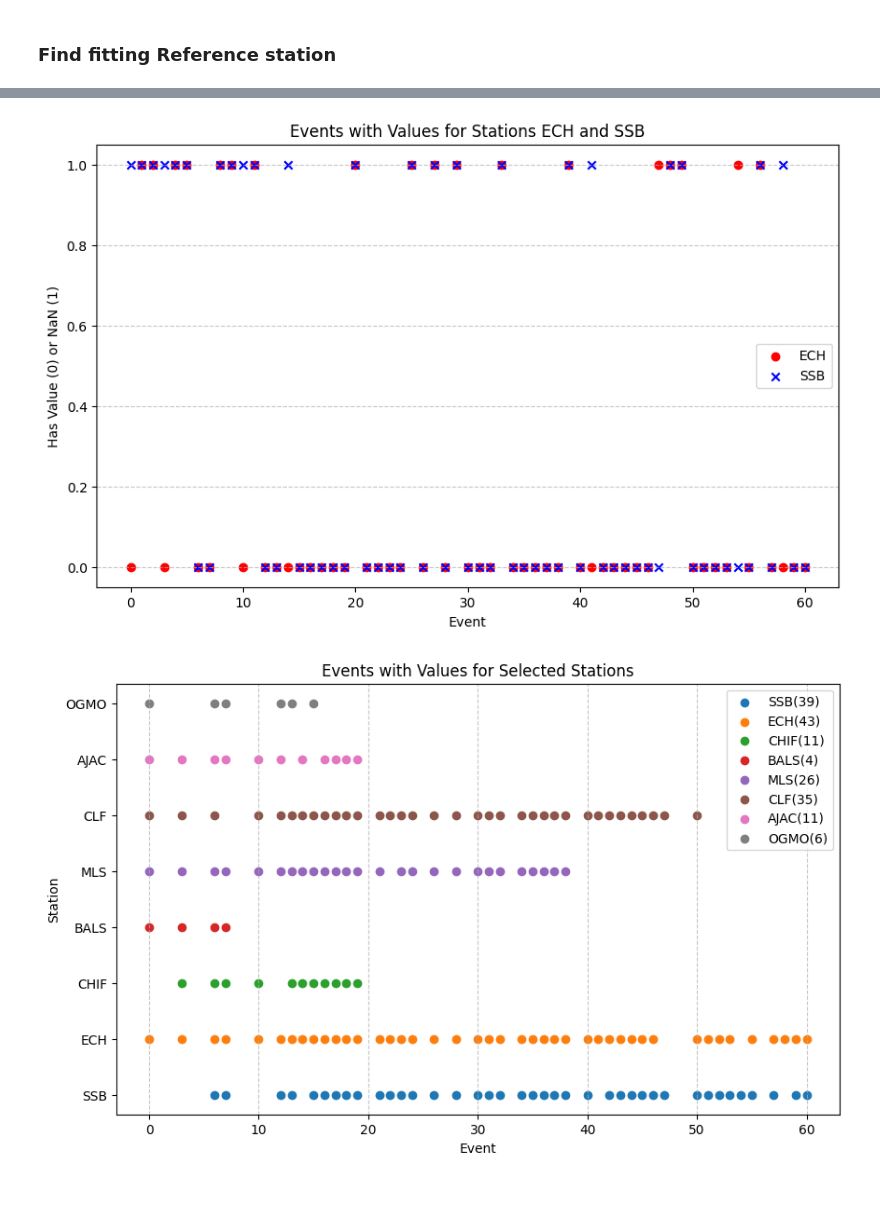
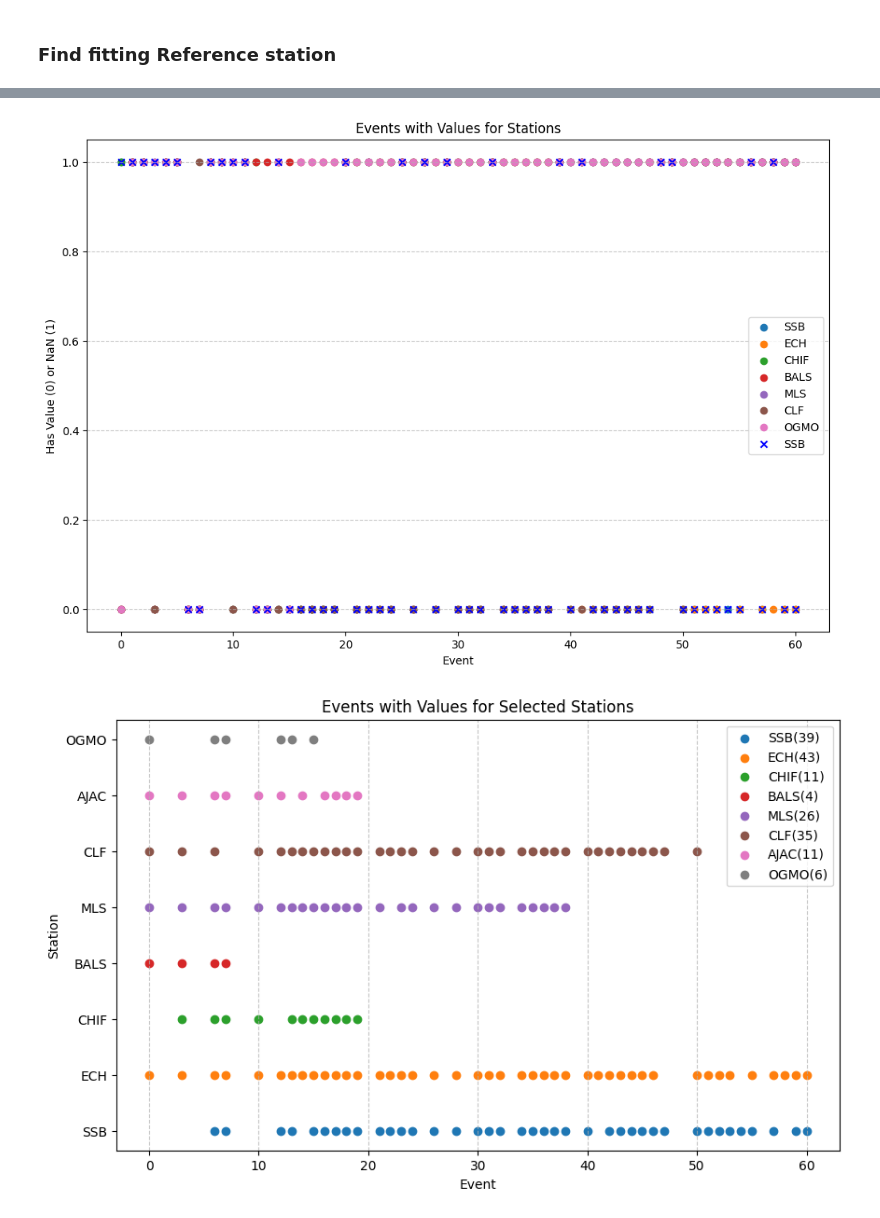
Before and after one commit to schreinerl/Lg_waves, a Jupyter notebook: siteeffect_plotting.ipynb, the cells around one changed output, grey strips where cells are left out. Saved outputs shown, nothing was run; the diff lists cells and outputs as text; code cells hidden in the pictures.

Commit message:
wrote code for site effect, made new plots and started new method

```diff
--- a/siteeffect_plotting.ipynb
+++ b/siteeffect_plotting.ipynb
@@ -33,7 +33,7 @@ from new_functions import *
 # %%
 import warnings
 warnings.filterwarnings("ignore")
-datacenters =['RESIF','ODC','ETH','INGV','GEOFON', 'IRIS', 'ICGC']#,'BGR']
+datacenters =['RESIF','ODC','ETH','INGV','GEOFON', 'IRIS', 'ICGC','BGR']
 directory='/home/schreinl/Stage/Data/'
 distmin=1.9
 distmax=10.
@@ -238,11 +254,16 @@ for i in range(len(eq_list)):
     try:
         with open(f"/home/schreinl/Stage/Data/{time_string}/{time_string}_envelope_amps_cutoff_fac_1.1_dict.txt", "r") as file:
             amp_dict = json.load(file)
-
         for station, data in amp_dict.items():
             if station not in amplitudes_dict:
                 amplitudes_dict[station] = [None] * i
-            amplitudes_dict[station].append({"amplitude": data["amplitude"], "time": time_string, "magnitude": magnitude})
+            amplitudes_dict[station].append({
+                "amplitude": data["amplitude"],
+                "time": time_string,
+                "magnitude": magnitude,
+                "snr_coda": data.get("snr_coda", None),
+                "snr_last_window": data.get("snr_coda_end", None)
+            })
 
         for station in amplitudes_dict:
             if station not in amp_dict:
@@ -251,4 +272,4 @@ for i in range(len(eq_list)):
         for station in amplitudes_dict:
             amplitudes_dict[station].append(None)
 
-#print(amplitudes_dict['ECH'])
+print(amplitudes_dict['ECH'])
@@ -285,35 +352,33 @@ carte
 # %% [output]
 [interactive output not drawn]
 # %%
-
-
-station2 = "SSB"
-fallback_station = "ECH"
+fallback_stations = ["SSB", "ECH", "CHIF", "BALS", "MLS", "CLF", "OGMO"]
 amplitude_ratios = {}
 
-# Counters for stations with and without valid ratios
 total_stations = len(amplitudes_dict.keys())
 stations_with_no_valid_ratio = 0
 
-events = range(len(amplitudes_dict[station2]))
-ech_values = np.array([entry['amplitude'] if entry is not None else None for entry in amplitudes_dict[fallback_station]], dtype=np.float64)
-ssb_values = np.array([entry['amplitude'] if entry is not None else None for entry in amplitudes_dict[station2]], dtype=np.float64)
+plt.figure(figsize=(12, 8))
 
-ech_values = np.where(ech_values == None, np.nan, ech_values)
-ssb_values = np.where(ssb_values == None, np.nan, ssb_values)
+for fallback_station in fallback_stations:
+    ech_values = np.array([entry['amplitude'] if entry is not None else None for entry in amplitudes_dict[fallback_station]], dtype=np.float64)
+    ssb_values = np.array([entry['amplitude'] if entry is not None else None for entry in amplitudes_dict[station2]], dtype=np.float64)
 
-plt.figure(figsize=(10, 6))
-plt.scatter(events, np.isnan(ech_values), label='ECH', marker='o', color='r')
+    ech_values = np.where(ech_values == None, np.nan, ech_values)
+    ssb_values = np.where(ssb_values == None, np.nan, ssb_values)
+
+    plt.scatter(events, np.isnan(ech_values), label=f'{fallback_station}', marker='o')
+
 plt.scatter(events, np.isnan(ssb_values), label='SSB', marker='x', color='b')
 
 plt.xlabel("Event")
 plt.ylabel("Has Value (0) or NaN (1)")
-plt.title("Events with Values for Stations ECH and SSB")
+plt.title("Events with Values for Stations")
 plt.legend()
 plt.grid(axis="y", linestyle="--", alpha=0.7)
 plt.show()
 # %% [output]
-[figure, old version]
+[figure, new version]
 # %%
 stations_to_plot = ["SSB", "ECH", "CHIF", "BALS", "MLS", "CLF", 'AJAC', "OGMO"]
 events = range(len(amplitudes_dict[station2]))
```
Also changed, not shown: parts of 16 cells of this notebook, 2 other files.
